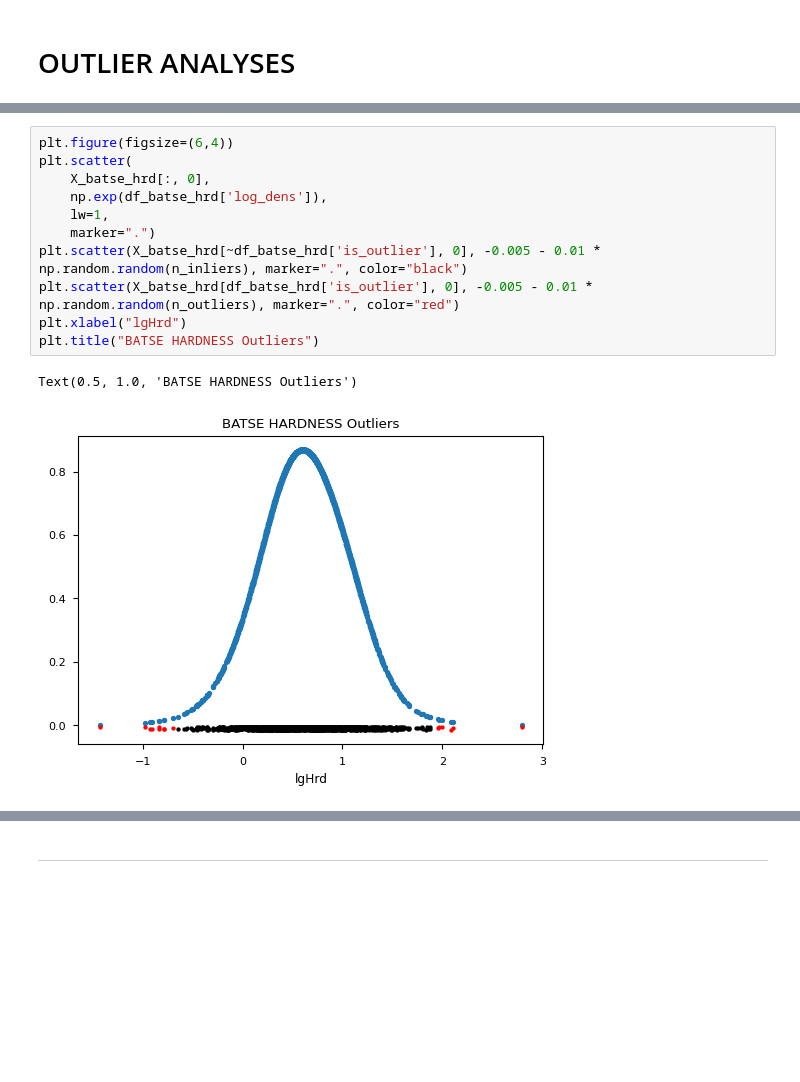
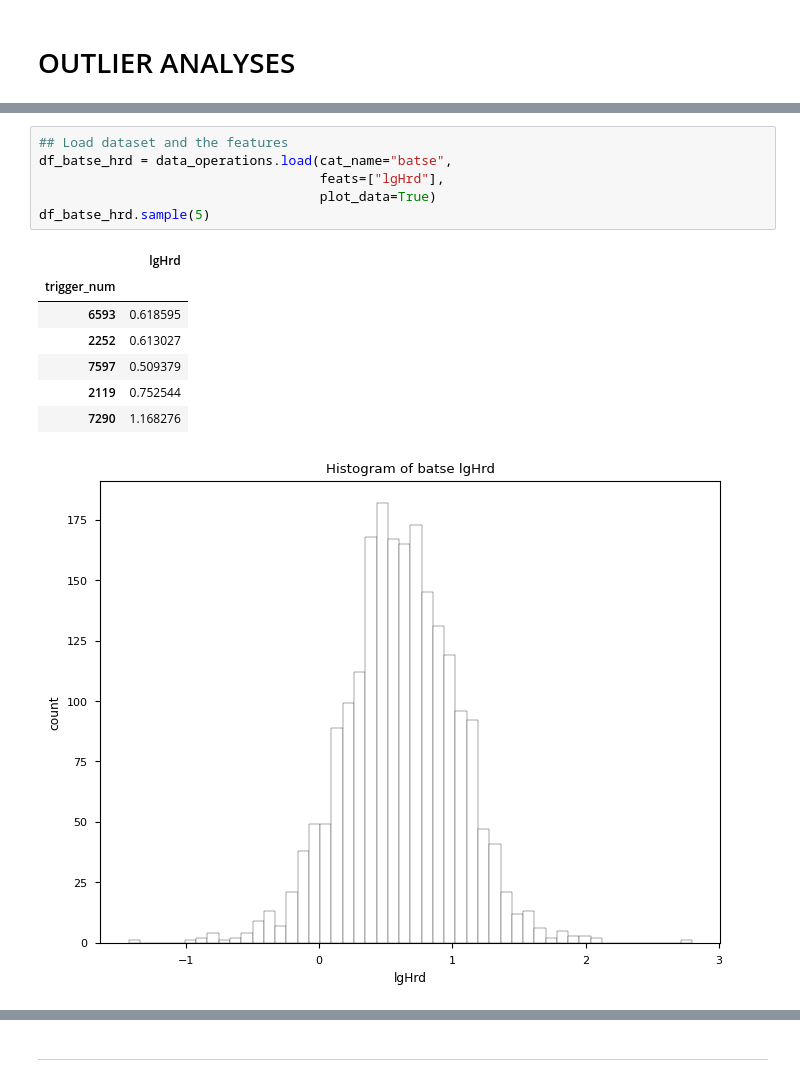
Before and after one commit to ayfm/GRB-Classification, a Jupyter notebook: notebooks/outliers.ipynb, the cells around one changed output, grey strips where cells are left out. Drawn from its saved outputs; the diff is of its cells as text; blank space fills up the shorter version.

```diff
--- a/notebooks/outliers.ipynb
+++ b/notebooks/outliers.ipynb
@@ -151,14 +112,15 @@ Number of inliers:  2080
-# %%
-plt.figure(figsize=(6,4))
-plt.scatter(
-    X_batse_hrd[:, 0],
-    np.exp(df_batse_hrd['log_dens']),
-    lw=1,
-    marker=".")
-plt.scatter(X_batse_hrd[~df_batse_hrd['is_outlier'], 0], -0.005 - 0.01 * np.random.random(n_inliers), marker=".", color="black")
-plt.scatter(X_batse_hrd[df_batse_hrd['is_outlier'], 0], -0.005 - 0.01 * np.random.random(n_outliers), marker=".", color="red")
-plt.xlabel("lgHrd")
-plt.title("BATSE HARDNESS Outliers")
-# %% [output]
-Text(0.5, 1.0, 'BATSE HARDNESS Outliers')
-[figure, removed]
+# %%
+## Load dataset and the features
+df_batse_hrd = data_operations.load(cat_name="batse",
+                                    feats=["lgHrd"],
+                                    plot_data=True)
+df_batse_hrd.sample(5)
+# %% [output]
+|  | lgHrd |
+| trigger_num |  |
+| 6593 | 0.618595 |
+| 2252 | 0.613027 |
+| 7597 | 0.509379 |
+| 2119 | 0.752544 |
+| 7290 | 1.168276 |
+[figure, added]
```
Also changed, not shown: parts of 132 cells of this notebook, 2 other files.
